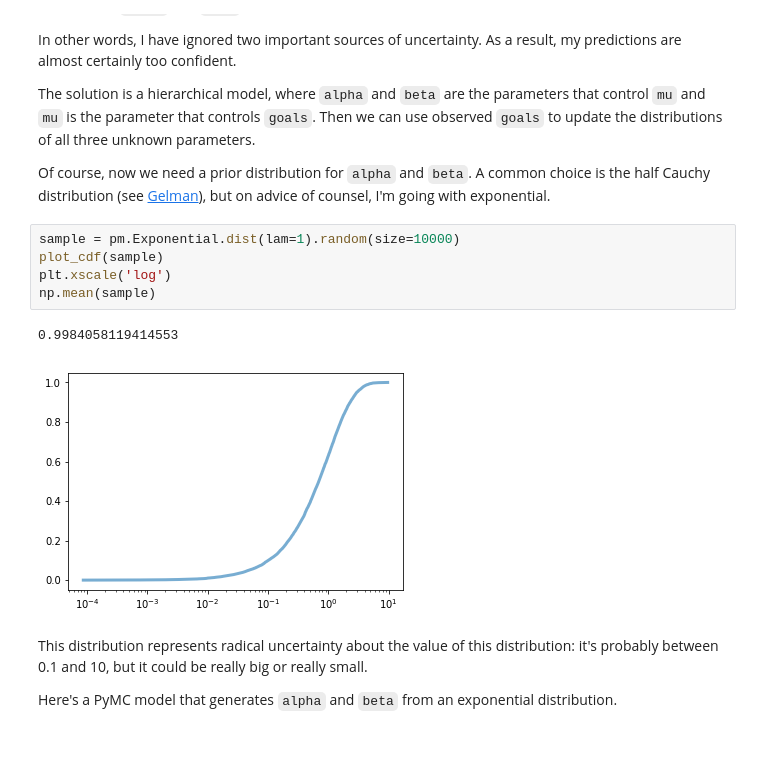
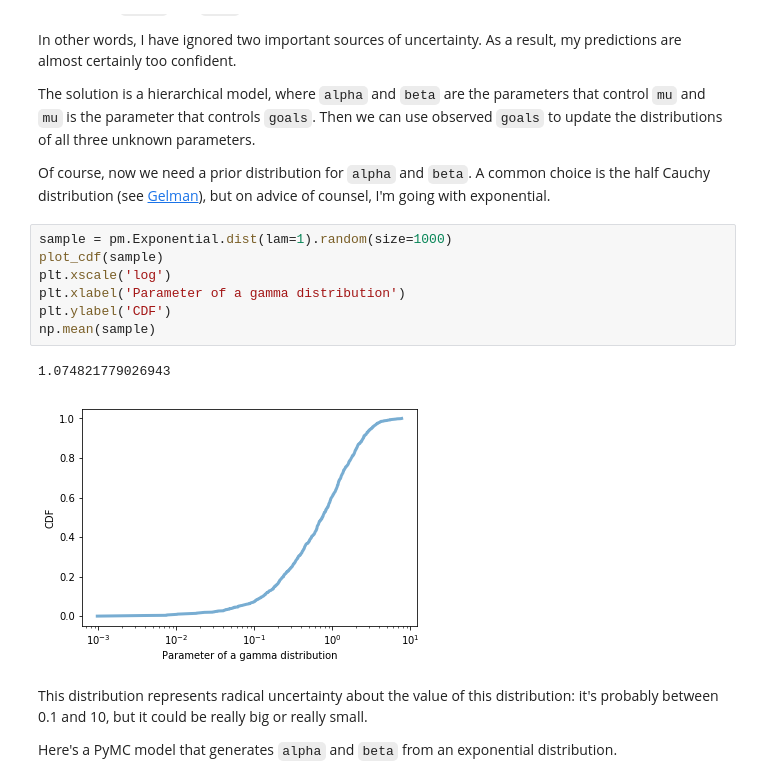
Before and after one commit to AllenDowney/BayesMadeSimple, a Jupyter notebook: zigzag.ipynb, the cells around one changed output. Cells and saved outputs as stored; diff of their text form; blank space fills up the shorter version.

```diff
--- a/zigzag.ipynb
+++ b/zigzag.ipynb
@@ -857,13 +848,15 @@ The solution is a hierarchical model, where `alpha` and `beta` are the parameter
 
 Of course, now we need a prior distribution for `alpha` and `beta`.  A common choice is the half Cauchy distribution (see [Gelman](http://www.stat.columbia.edu/~gelman/research/published/taumain.pdf)), but on advice of counsel, I'm going with exponential.
 # %%
-sample = pm.Exponential.dist(lam=1).random(size=10000)
+sample = pm.Exponential.dist(lam=1).random(size=1000)
 plot_cdf(sample)
 plt.xscale('log')
+plt.xlabel('Parameter of a gamma distribution')
+plt.ylabel('CDF')
 np.mean(sample)
 # %% [output]
-0.9984058119414553
+1.074821779026943
-[figure, old version]
+[figure, new version]
 # %% [markdown]
 This distribution represents radical uncertainty about the value of this distribution: it's probably between 0.1 and 10, but it could be really big or really small.
 
```
Also changed, not shown: parts of 71 cells of this notebook.
